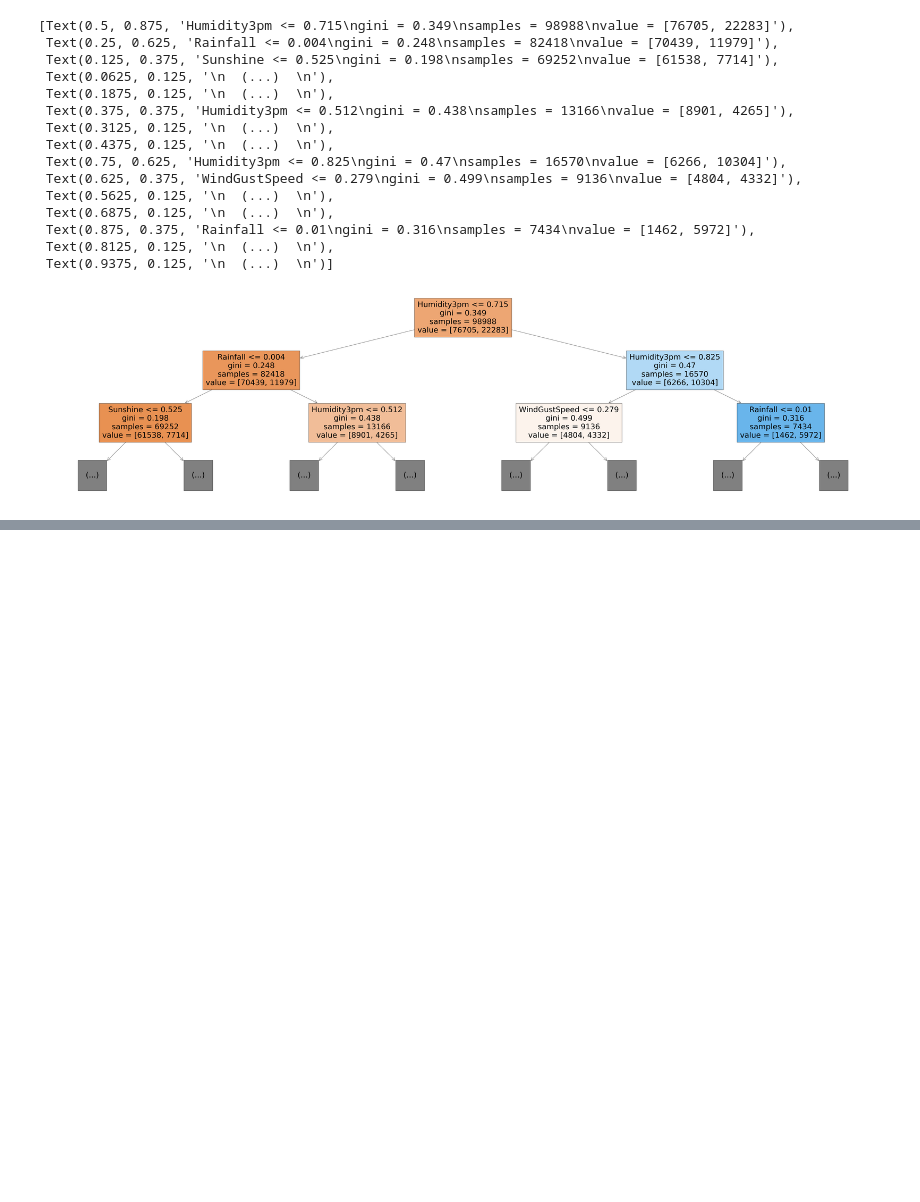
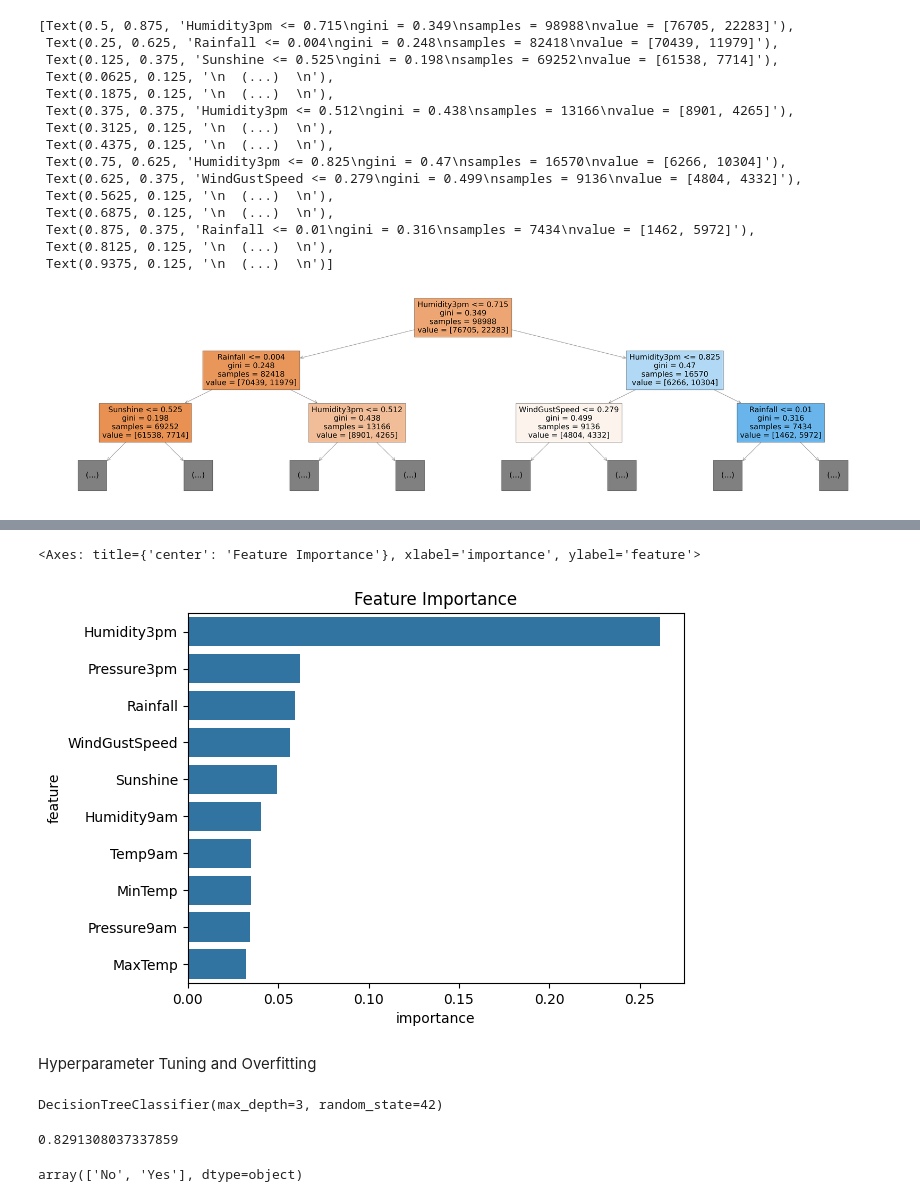
Before and after one commit to AnubhavBangari3/AI-Practise-dump, a Jupyter notebook: Machine Learning with Python and Scikit-Learn/Desision_Tree.ipynb, the cells around one changed output, grey strips where cells are left out. Cells and saved outputs as stored; diff of their text form; code cells hidden in the pictures; blank space fills up the shorter version.

```diff
--- a/Machine Learning with Python and Scikit-Learn/Desision_Tree.ipynb
+++ b/Machine Learning with Python and Scikit-Learn/Desision_Tree.ipynb
@@ -273,0 +298,5 @@ plot_tree(model,feature_names=X_train.columns,max_depth=2,filled=True)
+# %%
+importance_df=pd.DataFrame({
+    'feature':X_train.columns,
+    'importance':model.feature_importances_
+}).sort_values('importance',ascending=False)
@@ -273,0 +320,8 @@ plot_tree(model,feature_names=X_train.columns,max_depth=2,filled=True)
+# %%
+plt.title("Feature Importance")
+sns.barplot(data=importance_df.head(10),x='importance',y='feature')
+# %% [output]
+<Axes: title={'center': 'Feature Importance'}, xlabel='importance', ylabel='feature'>
+[figure, added]
+# %% [markdown]
+Hyperparameter Tuning and Overfitting
@@ -273,0 +330,12 @@ plot_tree(model,feature_names=X_train.columns,max_depth=2,filled=True)
+# %%
+model.fit(X_train,train_targets)
+# %% [output]
+DecisionTreeClassifier(max_depth=3, random_state=42)
+# %%
+model.score(X_train,train_targets)
+# %% [output]
+0.8291308037337859
+# %%
+model.classes_
+# %% [output]
+array(['No', 'Yes'], dtype=object)
```
Also changed, not shown: parts of 5 cells of this notebook.
